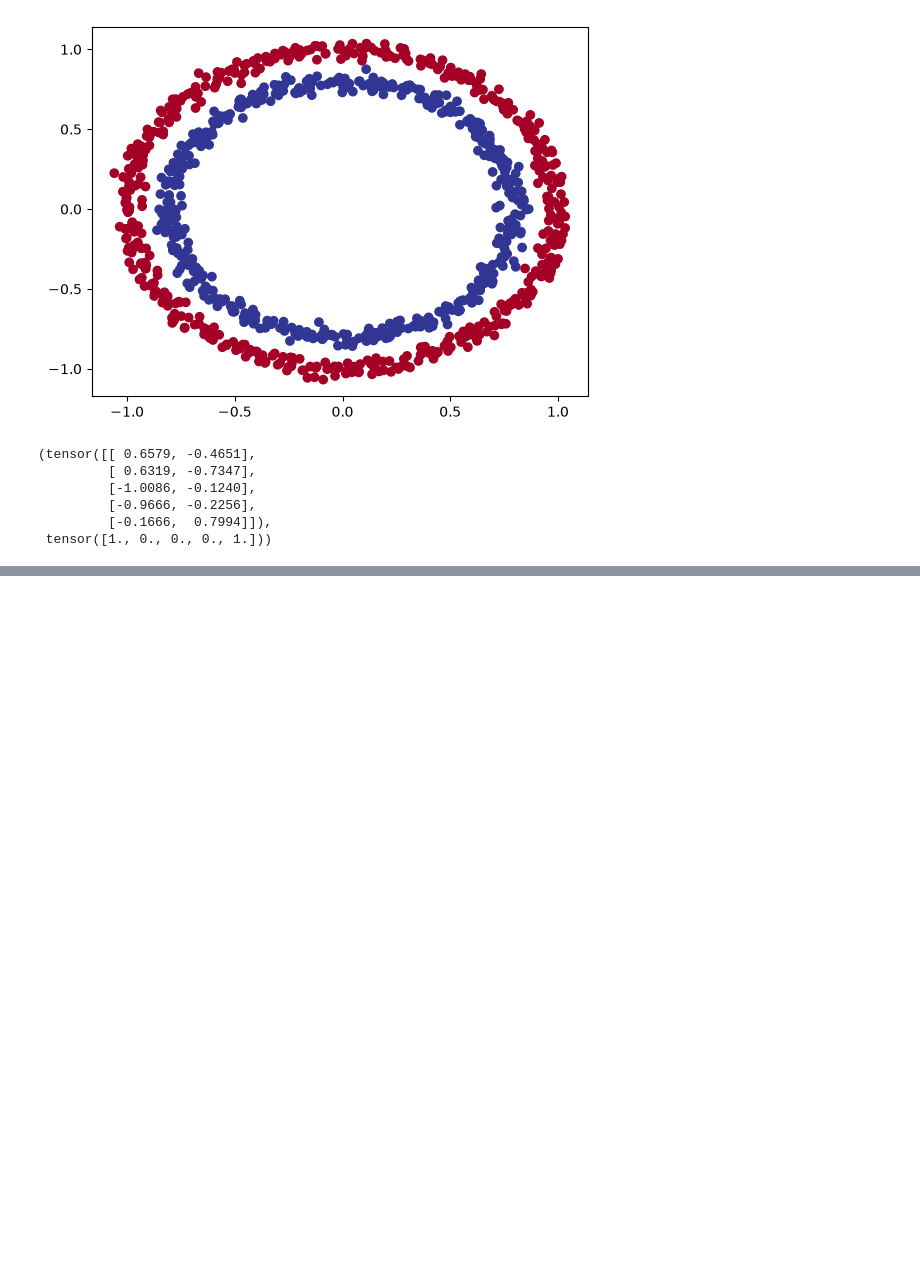
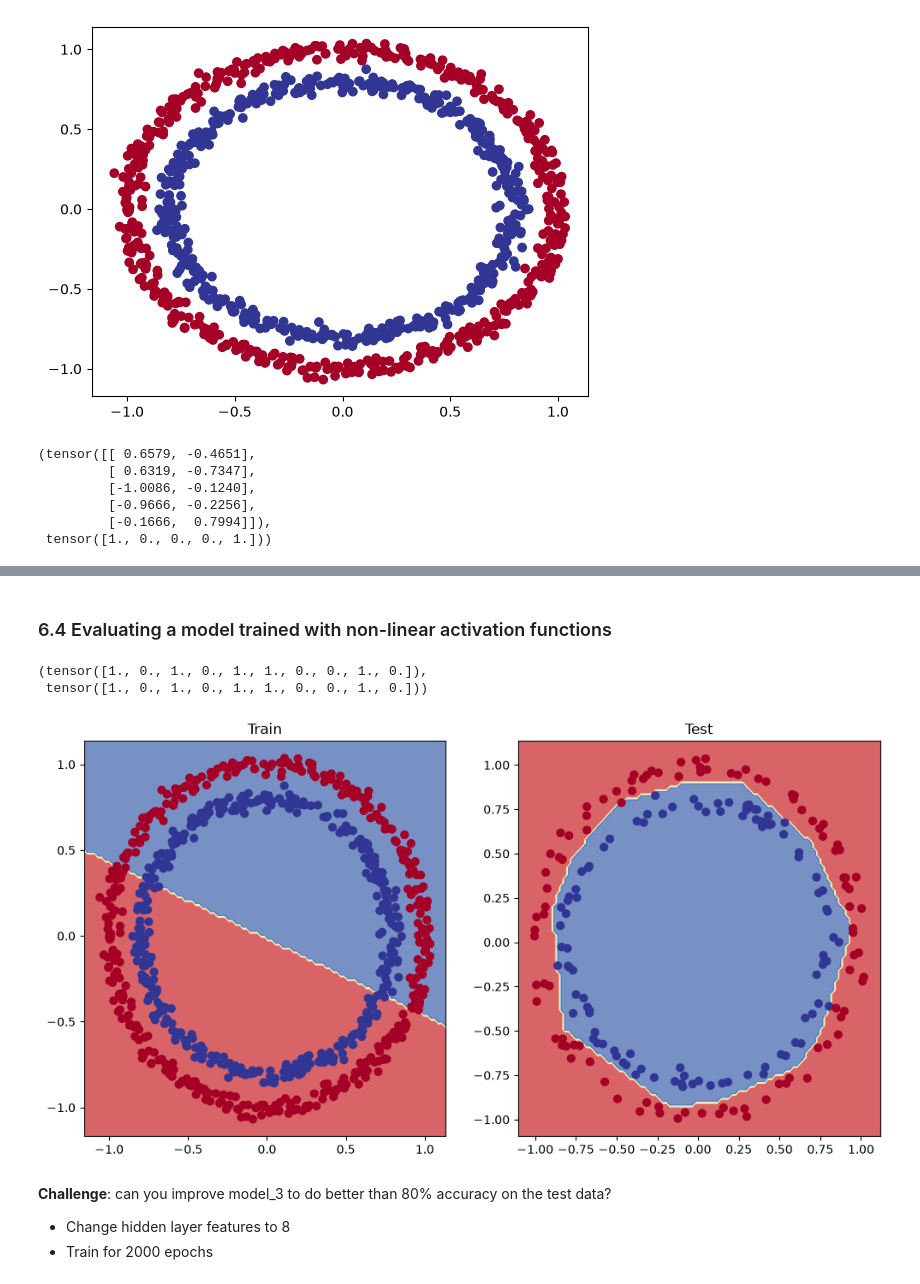
Before and after one commit to TQ-Kent/pytorch_study, a Jupyter notebook: 02_pytorch_classification.ipynb, the cells around one changed output, grey strips where cells are left out. Saved outputs shown, nothing was run; the diff lists cells and outputs as text; code cells hidden in the pictures; blank space fills up the shorter version.

```diff
--- a/02_pytorch_classification.ipynb
+++ b/02_pytorch_classification.ipynb
@@ -817,14 +819,14 @@ from torch import nn
 class CircleModelV2(nn.Module):
     def __init__(self):
         super().__init__()
-        self.layer_1 = nn.Linear(in_features=2, out_features=10)
-        self.layer_2 = nn.Linear(in_features=10, out_features=10)
-        self.layer_3 = nn.Linear(in_features=10, out_features=1)
+        self.layer_1 = nn.Linear(in_features=2, out_features=8)
+        self.layer_2 = nn.Linear(in_features=8, out_features=8)
+        self.layer_3 = nn.Linear(in_features=8, out_features=1)
         self.relu = nn.ReLU() # relu is a non-linear activation function
 
     def forward(self, x):
         # Where should we put our non-linear activation functions
-        return self.layer_3(self.relu(self.layer2(self.relu(self.layer_1(x)))))
+        return self.layer_3(self.relu(self.layer_2(self.relu(self.layer_1(x)))))
 
 model_3 = CircleModelV2()
 model_3
@@ -836,2 +838,6 @@ CircleModelV2(
   (relu): ReLU()
 )
+# %%
+# Setup loss and optimizer
+loss_fn = nn.BCEWithLogitsLoss()
+optimizer = torch.optim.SGD(model_3.parameters(), lr=0.1)
@@ -837,0 +908,28 @@ CircleModelV2(
+# %% [markdown]
+### 6.4 Evaluating a model trained with non-linear activation functions
+# %%
+# Make prediction
+model_3.eval()
+with torch.inference_mode():
+    y_preds = torch.round(torch.sigmoid(model_3(X_test))).squeeze()
+
+y_preds[:10], y_test[:10]
+# %% [output]
+(tensor([1., 0., 1., 0., 1., 1., 0., 0., 1., 0.]),
+ tensor([1., 0., 1., 0., 1., 1., 0., 0., 1., 0.]))
+# %%
+# Plot decision boundaries
+plt.figure(figsize=(12, 6))
+plt.subplot(1, 2, 1)
+plt.title("Train")
+plot_decision_boundary(model_1, X_train, y_train) # model_1 = no non-linearity
+plt.subplot(1, 2, 2)
+plt.title("Test")
+plot_decision_boundary(model_3, X_test, y_test) # model_3 = has non-linearity
+# %% [output]
+[figure, added]
+# %% [markdown]
+**Challenge**: can you improve model_3 to do better than 80% accuracy on the test data?
+
+- Change hidden layer features to 8
+- Train for 2000 epochs
```
Also changed, not shown: parts of 16 cells of this notebook, 1 other file.
